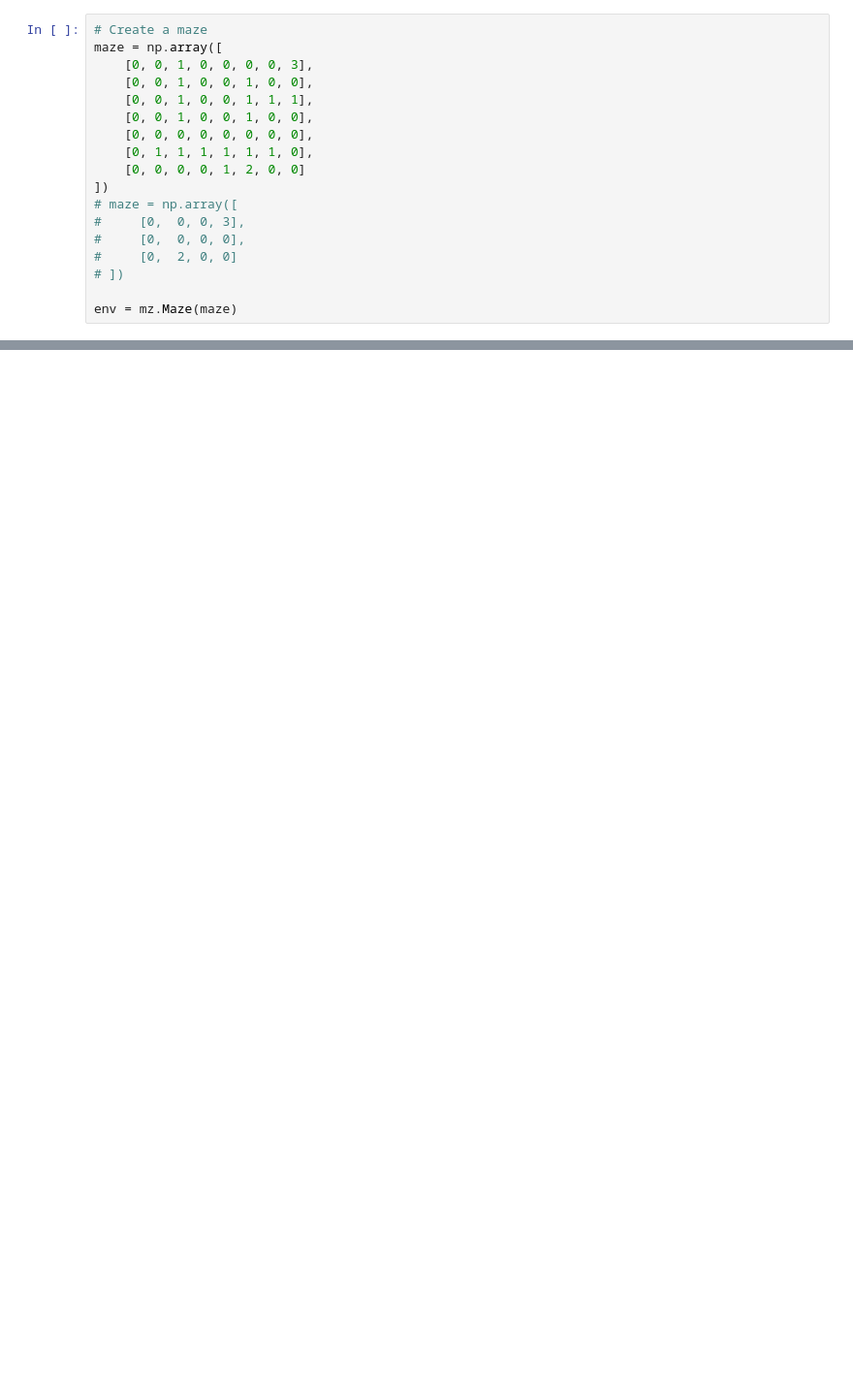
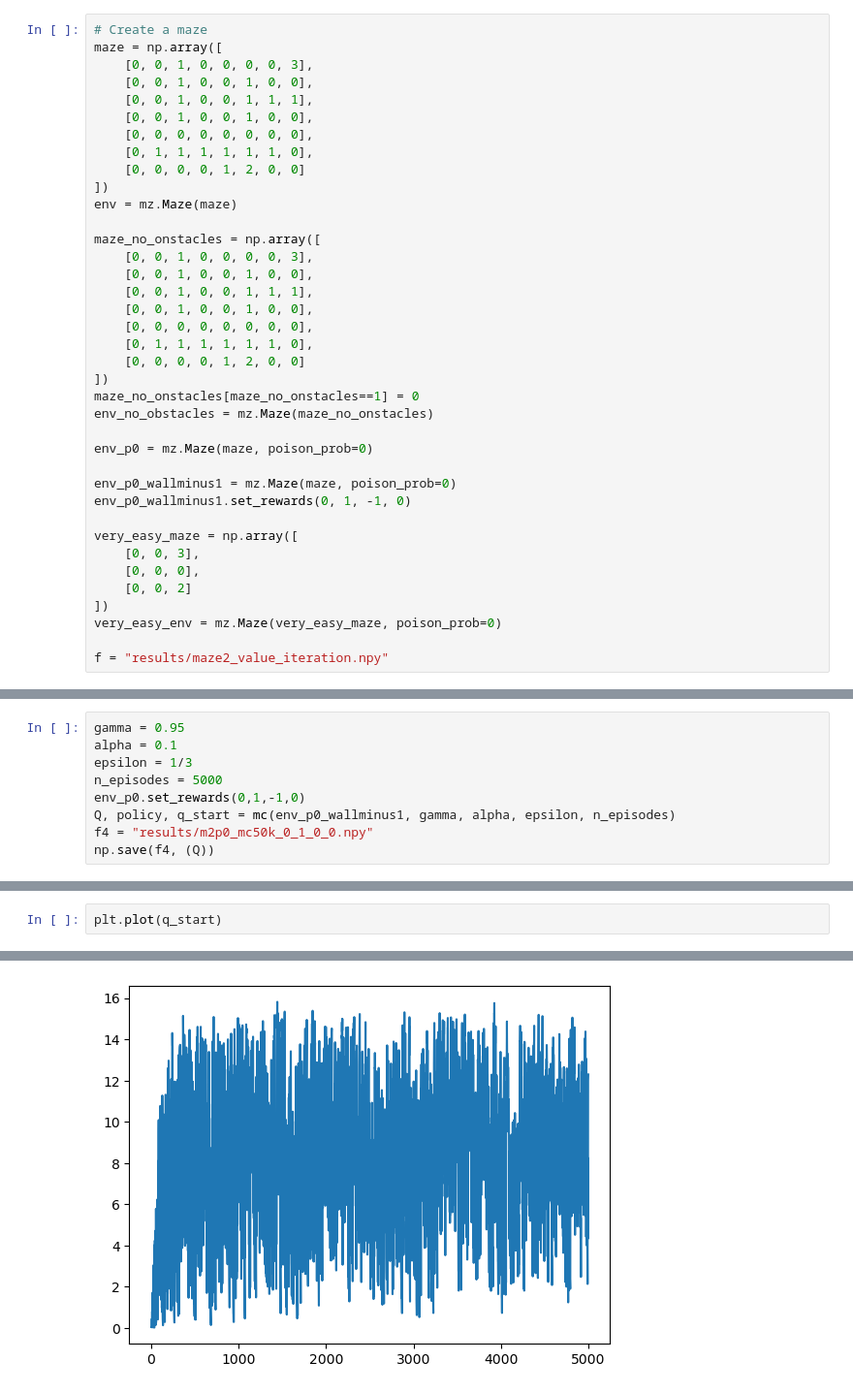
Before and after one commit to jannikwagner/el2805_labs, a Jupyter notebook: lab1/bonus1/testmaze2.ipynb, the cells around one changed output, grey strips where cells are left out. Shown at 97% size. Saved outputs shown, nothing was run; the diff lists cells and outputs as text; blank space fills up the shorter version.

```diff
--- a/lab1/bonus1/testmaze2.ipynb
+++ b/lab1/bonus1/testmaze2.ipynb
@@ -14,11 +18,31 @@ maze = np.array([
     [0, 1, 1, 1, 1, 1, 1, 0],
     [0, 0, 0, 0, 1, 2, 0, 0]
 ])
-# maze = np.array([
-#     [0,  0, 0, 3],
-#     [0,  0, 0, 0],
-#     [0,  2, 0, 0]
-# ])
+env = mz.Maze(maze)
 
-env = mz.Maze(maze)
+maze_no_onstacles = np.array([
+    [0, 0, 1, 0, 0, 0, 0, 3],
+    [0, 0, 1, 0, 0, 1, 0, 0],
+    [0, 0, 1, 0, 0, 1, 1, 1],
+    [0, 0, 1, 0, 0, 1, 0, 0],
+    [0, 0, 0, 0, 0, 0, 0, 0],
+    [0, 1, 1, 1, 1, 1, 1, 0],
+    [0, 0, 0, 0, 1, 2, 0, 0]
+])
+maze_no_onstacles[maze_no_onstacles==1] = 0
+env_no_obstacles = mz.Maze(maze_no_onstacles)
+
+env_p0 = mz.Maze(maze, poison_prob=0)
+
+env_p0_wallminus1 = mz.Maze(maze, poison_prob=0)
+env_p0_wallminus1.set_rewards(0, 1, -1, 0)
+
+very_easy_maze = np.array([
+    [0, 0, 3],
+    [0, 0, 0],
+    [0, 0, 2]
+])
+very_easy_env = mz.Maze(very_easy_maze, poison_prob=0)
+
+f = "results/maze2_value_iteration.npy"
 # %%
@@ -63,0 +138,9 @@ print(n_win/N)
+# %%
+gamma = 0.95
+alpha = 0.1
+epsilon = 1/3
+n_episodes = 5000
+env_p0.set_rewards(0,1,-1,0)
+Q, policy, q_start = mc(env_p0_wallminus1, gamma, alpha, epsilon, n_episodes)
+f4 = "results/m2p0_mc50k_0_1_0_0.npy"
+np.save(f4, (Q))
@@ -63,0 +151,3 @@ print(n_win/N)
+# %%
+plt.plot(q_start)
+# %% [output]
@@ -63,0 +155 @@ print(n_win/N)
+[figure, added]
```
Also changed, not shown: parts of 23 cells of this notebook, 8 other files.
